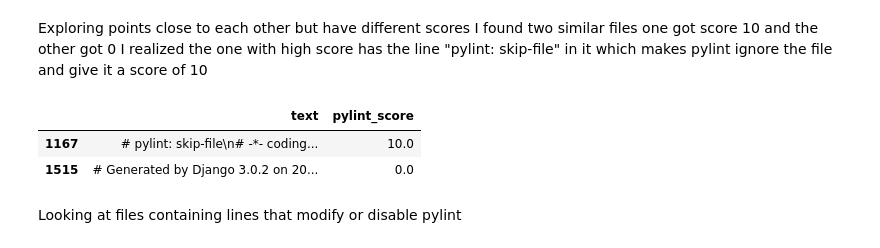
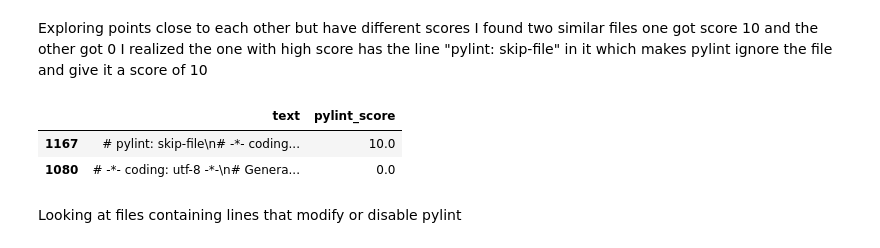
Before and after one commit to n-zalok/Python-Editor, a Jupyter notebook: notebooks/explore_embeddings.ipynb, the cells around one changed output. Cells and saved outputs as stored; diff of their text form; code cells hidden in the pictures.

```diff
--- a/notebooks/explore_embeddings.ipynb
+++ b/notebooks/explore_embeddings.ipynb
@@ -5,15 +5,21 @@ Running a bokeh server to interact with the points. Clicking on a point prints i
+# %%
+import pandas as pd
+import sys
+sys.path.append("..")
+
+from python_editor.data_processing import split_by_developer
+
+df = pd.read_pickle("../data/embeddings.pkl")
+train, test = split_by_developer(df, test_size=0.3, random_state=0)
 # %% [markdown]
 Exploring points close to each other but have different scores I found two similar files one got score 10 and the other got 0 I realized the one with high score has the line "pylint: skip-file" in it which makes pylint ignore the file and give it a score of 10
 # %%
-import pandas as pd
-
-df = pd.read_pickle("../data/embeddings.pkl")
 with pd.option_context("display.max_colwidth", None):
-    display(df[["text", "pylint_score"]].iloc[[1167, 1515]])
+    display(train[["text", "pylint_score"]].iloc[[839, 772]])
 # %% [output]
 |  | text | pylint_score |
 | 1167 | # pylint: skip-file\n# -*- coding... | 10.0 |
-| 1515 | # Generated by Django 3.0.2 on 20... | 0.0 |
+| 1080 | # -*- coding: utf-8 -*-\n# Genera... | 0.0 |
 # %% [markdown]
 Looking at files containing lines that modify or disable pylint
 # %%
```
Also changed, not shown: parts of 13 cells of this notebook, 3 other files.
